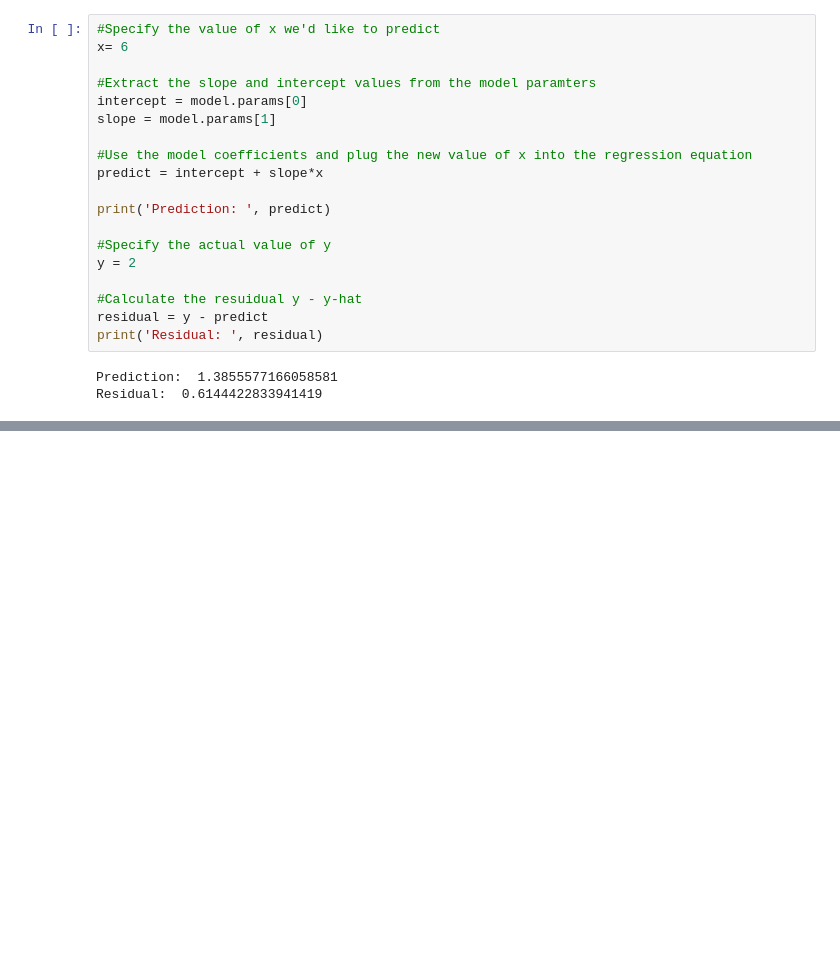
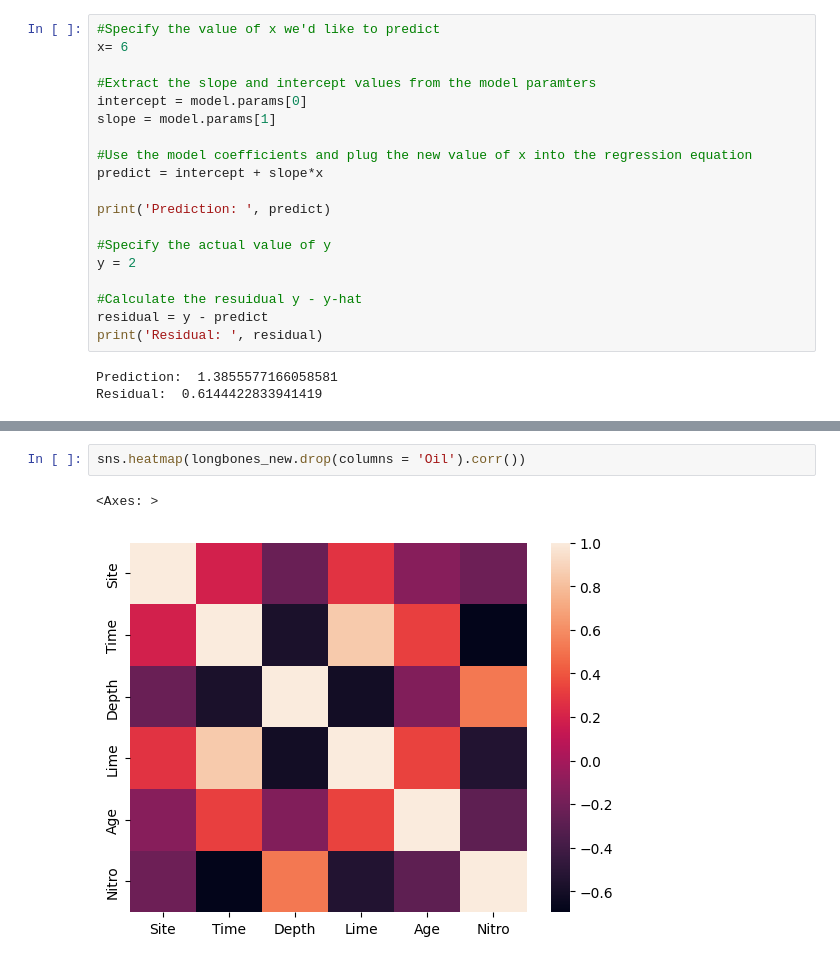
Before and after one commit to sikoh/DS-Statistics, a Jupyter notebook: Linear-Correlation-Regression/DS_SimpleLinearRegression_Lecture_Notes.ipynb, the cells around one changed output, grey strips where cells are left out. Drawn from its saved outputs; the diff is of its cells as text; blank space fills up the shorter version.

```diff
--- a/Linear-Correlation-Regression/DS_SimpleLinearRegression_Lecture_Notes.ipynb
+++ b/Linear-Correlation-Regression/DS_SimpleLinearRegression_Lecture_Notes.ipynb
@@ -523,0 +639,5 @@ Residual:  0.6144422833941419
+# %%
+sns.heatmap(longbones_new.drop(columns = 'Oil').corr())
+# %% [output]
+<Axes: >
+[figure, added]
```
Also changed, not shown: parts of 18 cells of this notebook.
